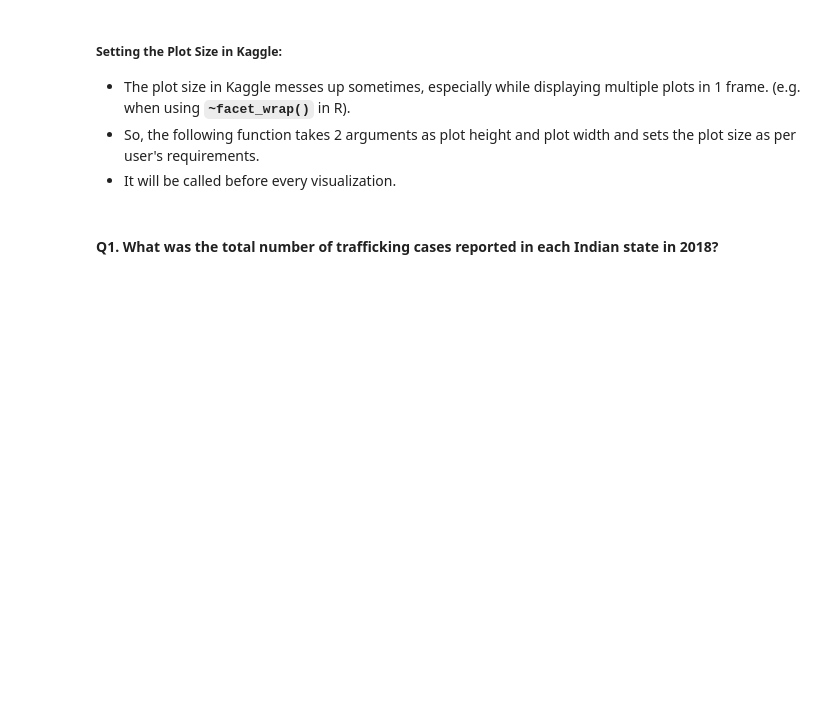
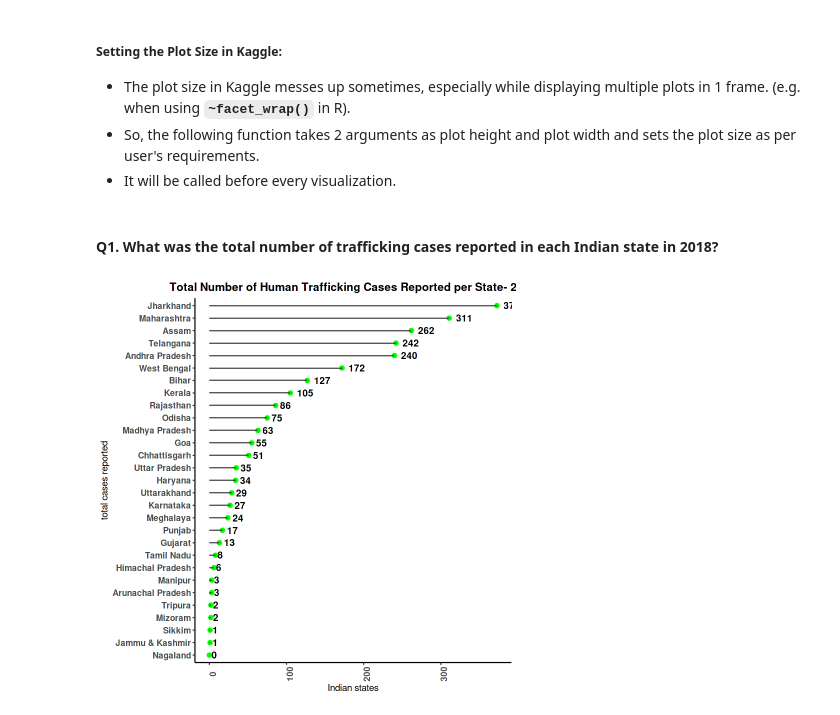
Before and after one commit to Cshefali/Human-Trafficking-India-Analysis, a Jupyter notebook: india-human-trafficking-analysis-2018-2020.ipynb, the cells around one changed output. Drawn from its saved outputs; the diff is of its cells as text; code cells hidden in the pictures; blank space fills up the shorter version.

```diff
--- a/india-human-trafficking-analysis-2018-2020.ipynb
+++ b/india-human-trafficking-analysis-2018-2020.ipynb
@@ -310,4 +311,19 @@ kaggle_plotsize <- function(width, height) {
                     }
 # %% [markdown]
 #### Q1. What was the total number of trafficking cases reported in each Indian state in 2018?
+# %%
+states_data_18 %>%
+filter(region_type=="state") %>%
+ggplot(aes(x=reorder(states_ut,cases_reported),y=cases_reported)) +
+geom_point(size=2,color="green") +
+geom_segment(aes(x=states_ut,xend=states_ut,y=0,yend=cases_reported),color="grey23") +
+geom_text(aes(label=cases_reported),color="black",stat="identity",hjust=-0.4,fontface="bold") +
+theme_classic() +
+labs(x="total cases reported", y="Indian states",
+     title="Total Number of Human Trafficking Cases Reported per State- 2018") +
+theme(axis.text = element_text(face="bold",size=10),legend.position="none",
+     plot.title=element_text(face="bold",hjust=0.5),axis.text.x=element_text(angle=90)) +
+coord_flip()
+# %% [output]
+[figure, added]
 # %%
```
Also changed, not shown: parts of 5 cells of this notebook.
